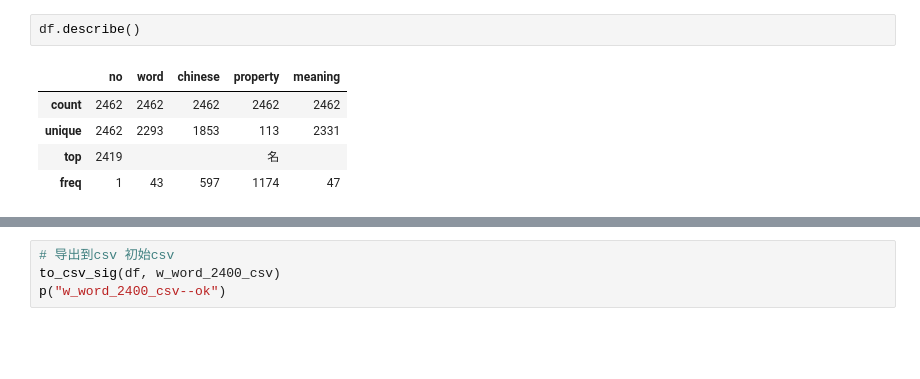
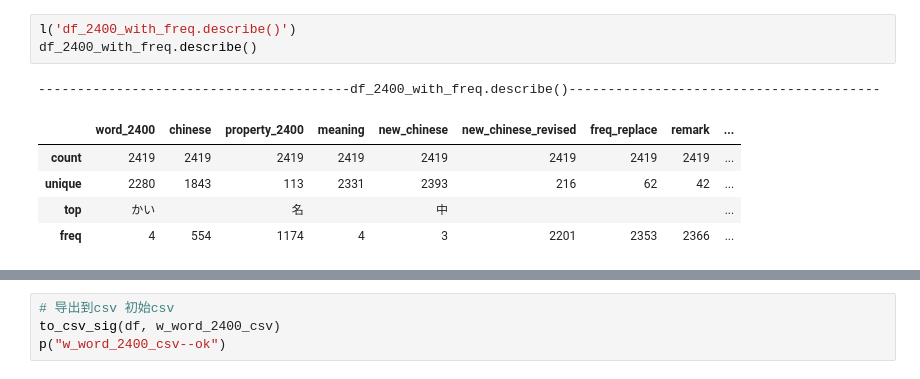
Before and after one commit to hopensic/python-notebooks, a Jupyter notebook: ja_2400.ipynb, the cells around one changed output, grey strips where cells are left out. Drawn from its saved outputs; the diff is of its cells as text; blank space fills up the shorter version.

```diff
--- a/ja_2400.ipynb
+++ b/ja_2400.ipynb
@@ -67,8 +156,10 @@ df
 # %%
-df.describe()
+l('df_2400_with_freq.describe()')
+df_2400_with_freq.describe()
 # %% [output]
+----------------------------------------df_2400_with_freq.describe()----------------------------------------
-|  | no | word | chinese | property | meaning |
-| count | 2462 | 2462 | 2462 | 2462 | 2462 |
-| unique | 2462 | 2293 | 1853 | 113 | 2331 |
-| top | 2419 |  |  | 名 |  |
-| freq | 1 | 43 | 597 | 1174 | 47 |
+|  | word_2400 | chinese | property_2400 | meaning | new_chinese | new_chinese_revised | freq_replace | remark | ... |
+| count | 2419 | 2419 | 2419 | 2419 | 2419 | 2419 | 2419 | 2419 | ... |
+| unique | 2280 | 1843 | 113 | 2331 | 2393 | 216 | 62 | 42 | ... |
+| top | かい |  | 名 |  | 中 |  |  |  | ... |
+| freq | 4 | 554 | 1174 | 4 | 3 | 2201 | 2353 | 2366 | ... |
```
Also changed, not shown: parts of 10 cells of this notebook, 6 other files.
